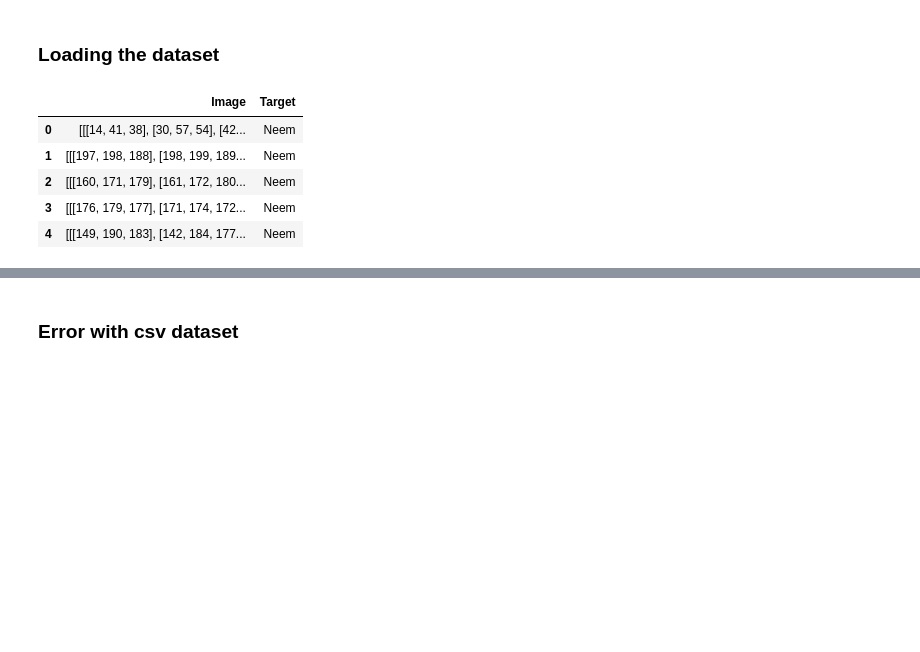
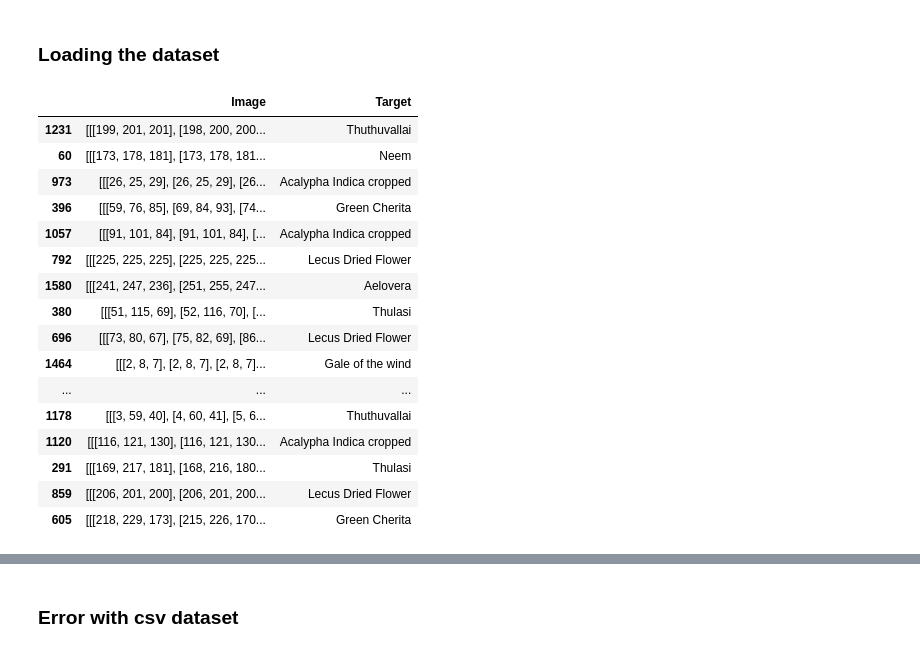
Before and after one commit to abin0001/Anveshion_project, a Jupyter notebook: Medical_plant_Classification.ipynb, the cells around one changed output, grey strips where cells are left out. Drawn from its saved outputs; the diff is of its cells as text; code cells hidden in the pictures; blank space fills up the shorter version.

```diff
--- a/Medical_plant_Classification.ipynb
+++ b/Medical_plant_Classification.ipynb
@@ -130,9 +144,0 @@ data_.close()
-# %%
-data.head()
-# %% [output]
-|  | Image | Target |
-| 0 | [[[14, 41, 38], [30, 57, 54], [42... | Neem |
-| 1 | [[[197, 198, 188], [198, 199, 189... | Neem |
-| 2 | [[[160, 171, 179], [161, 172, 180... | Neem |
-| 3 | [[[176, 179, 177], [171, 174, 172... | Neem |
-| 4 | [[[149, 190, 183], [142, 184, 177... | Neem |
@@ -139 +151,21 @@ data.head()
+# %%
+df.head(20)
+# %% [output]
+|  | Image | Target |
+| 1231 | [[[199, 201, 201], [198, 200, 200... | Thuthuvallai |
+| 60 | [[[173, 178, 181], [173, 178, 181... | Neem |
+| 973 | [[[26, 25, 29], [26, 25, 29], [26... | Acalypha Indica cropped |
+| 396 | [[[59, 76, 85], [69, 84, 93], [74... | Green Cherita |
+| 1057 | [[[91, 101, 84], [91, 101, 84], [... | Acalypha Indica cropped |
+| 792 | [[[225, 225, 225], [225, 225, 225... | Lecus Dried Flower |
+| 1580 | [[[241, 247, 236], [251, 255, 247... | Aelovera |
+| 380 | [[[51, 115, 69], [52, 116, 70], [... | Thulasi |
+| 696 | [[[73, 80, 67], [75, 82, 69], [86... | Lecus Dried Flower |
+| 1464 | [[[2, 8, 7], [2, 8, 7], [2, 8, 7]... | Gale of the wind |
+| ... | ... | ... |
+| 1178 | [[[3, 59, 40], [4, 60, 41], [5, 6... | Thuthuvallai |
+| 1120 | [[[116, 121, 130], [116, 121, 130... | Acalypha Indica cropped |
+| 291 | [[[169, 217, 181], [168, 216, 180... | Thulasi |
+| 859 | [[[206, 201, 200], [206, 201, 200... | Lecus Dried Flower |
+| 605 | [[[218, 229, 173], [215, 226, 170... | Green Cherita |
 # %%
```
Also changed, not shown: parts of 22 cells of this notebook.
